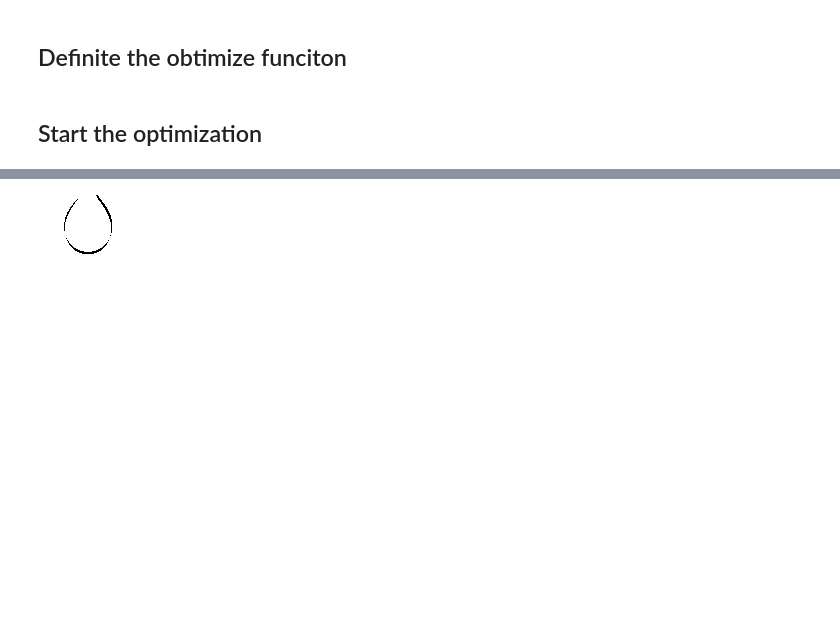
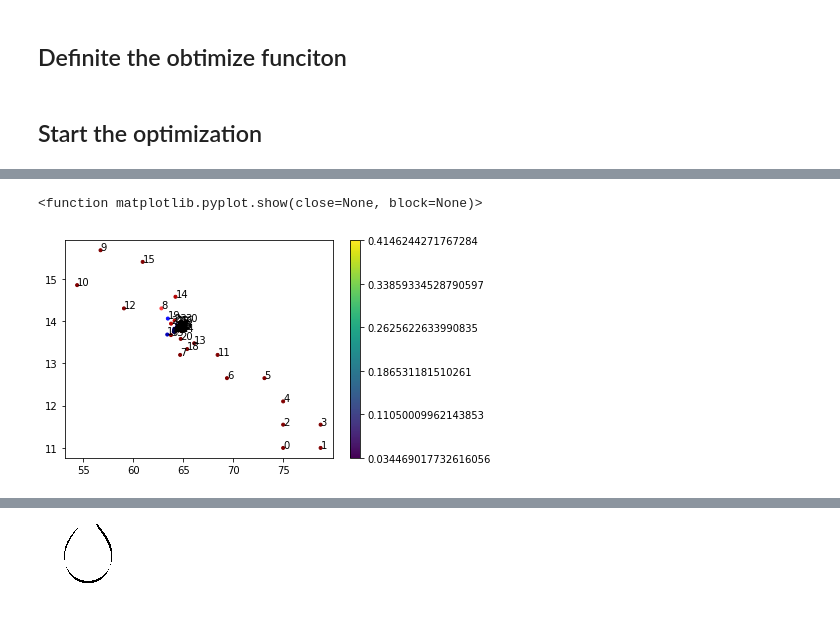
Before and after one commit to Lomolanisgo/Bayesian_PendantDrop_Tensiometry, a Jupyter notebook: adjust_parameter_v4.ipynb, the cells around one changed output, grey strips where cells are left out. Cells and saved outputs as stored; diff of their text form; code cells hidden in the pictures; blank space fills up the shorter version.

```diff
--- a/adjust_parameter_v4.ipynb
+++ b/adjust_parameter_v4.ipynb
@@ -248,0 +246,29 @@ plt.plot(losts)
+# %%
+import matplotlib.colors
+import matplotlib.ticker
+
+x=arxs[:,0]
+y=arxs[:,1]
+z=losts
+
+#set every points color
+min_z=min(z)
+max_z=max(z)
+color=[plt.get_cmap('seismic',100)((float(i-min_z)/(max_z-min_z)*100))for i in z]
+
+# plot the image
+fig = plt.figure()
+ax=fig.add_subplot(1,1,1)
+im=ax.scatter(x,y,c=color,marker='.')
+
+#add order of the point
+n=np.arange(y.shape[0])
+for i,txt in enumerate(n):
+    ax.annotate(txt,(x[i],y[i]))
+fig.colorbar(im,format=matplotlib.ticker.FuncFormatter(lambda x,pos:(x*(max_z-min_z)+min_z)))
+
+# show the image
+plt.show
+# %% [output]
+<function matplotlib.pyplot.show(close=None, block=None)>
+[figure, added]
```
Also changed, not shown: parts of 7 cells of this notebook.
